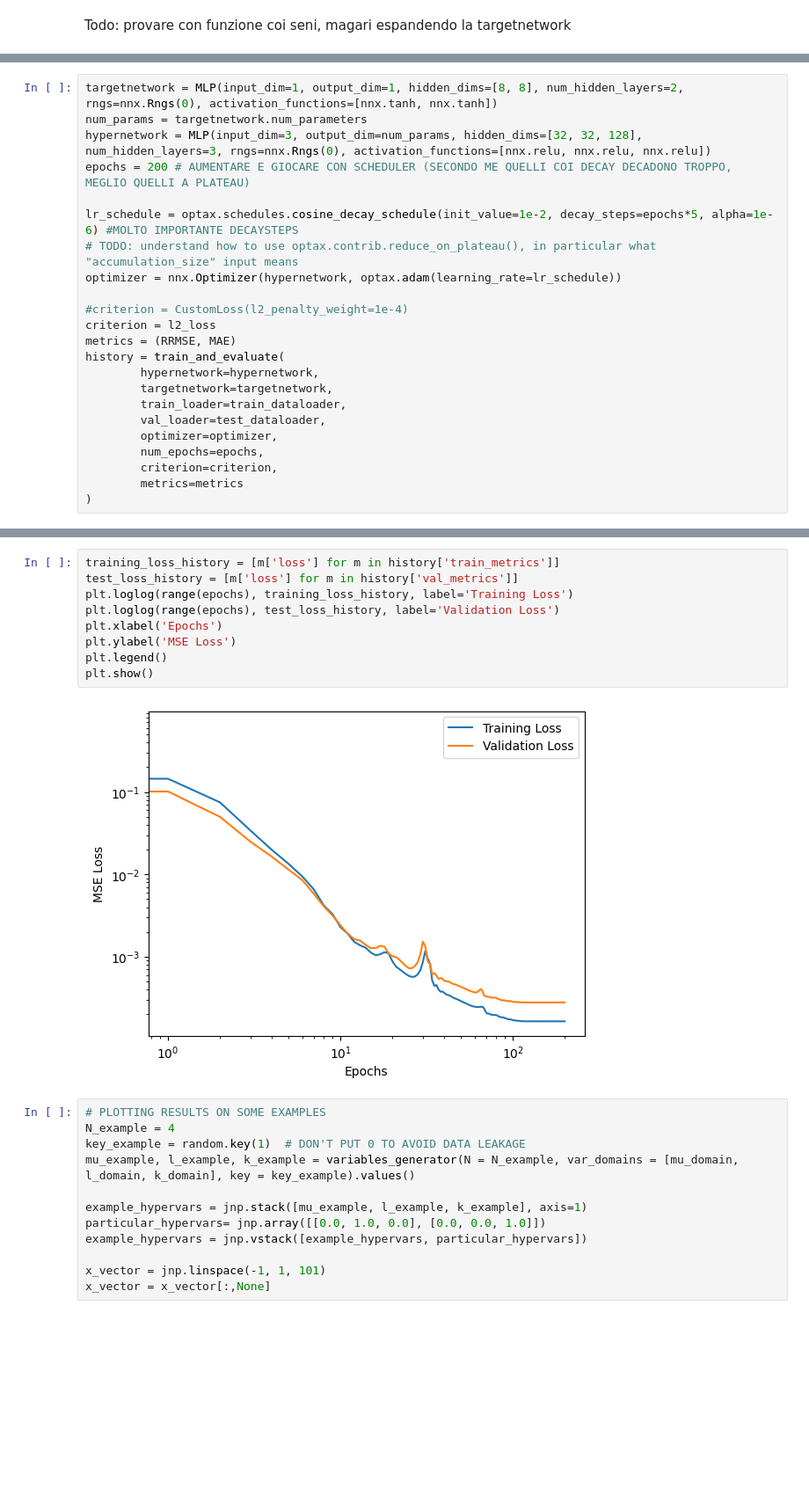
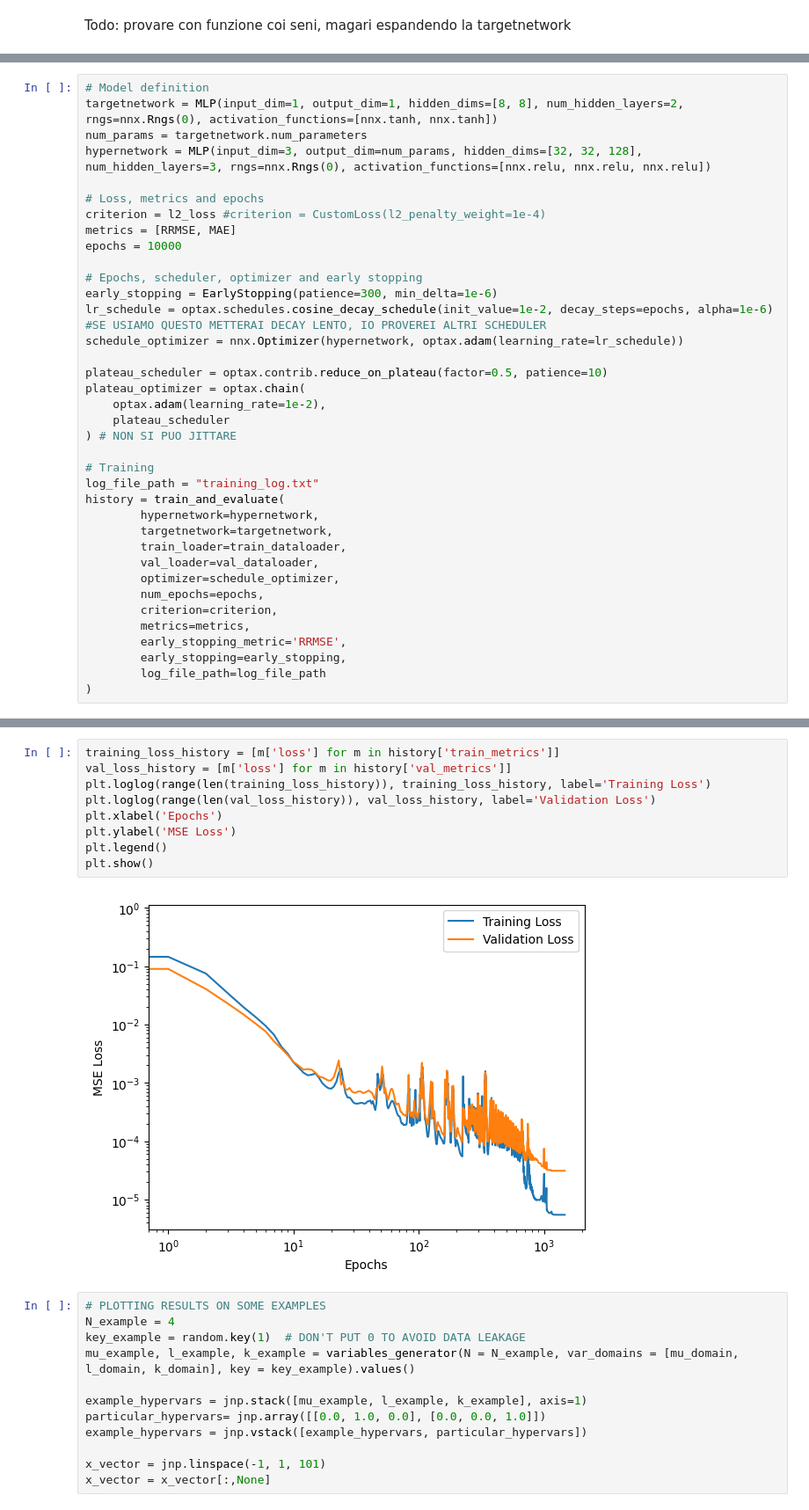
Before and after one commit to Riccardo-Rota/JAX_Hypernetworks, a Jupyter notebook: new_hypernet_trainingpipeline.ipynb, the cells around one changed output, grey strips where cells are left out. Shown at 88% size. Drawn from its saved outputs; the diff is of its cells as text; blank space fills up the shorter version.

Commit message:
added early_stopping and scheduler to training function

```diff
--- a/new_hypernet_trainingpipeline.ipynb
+++ b/new_hypernet_trainingpipeline.ipynb
@@ -53,24 +56,38 @@ train_dataloader = DataLoader(X_train, y_train, batch_size=1024, shuffle=True)
 test_dataloader = DataLoader(X_test, y_test, batch_size=1024, shuffle=False)
 # %%
+# Model definition
 targetnetwork = MLP(input_dim=1, output_dim=1, hidden_dims=[8, 8], num_hidden_layers=2, rngs=nnx.Rngs(0), activation_functions=[nnx.tanh, nnx.tanh])
 num_params = targetnetwork.num_parameters
 hypernetwork = MLP(input_dim=3, output_dim=num_params, hidden_dims=[32, 32, 128], num_hidden_layers=3, rngs=nnx.Rngs(0), activation_functions=[nnx.relu, nnx.relu, nnx.relu])
-epochs = 200 # AUMENTARE E GIOCARE CON SCHEDULER (SECONDO ME QUELLI COI DECAY DECADONO TROPPO, MEGLIO QUELLI A PLATEAU)
 
-lr_schedule = optax.schedules.cosine_decay_schedule(init_value=1e-2, decay_steps=epochs*5, alpha=1e-6) #MOLTO IMPORTANTE DECAYSTEPS
-# TODO: understand how to use optax.contrib.reduce_on_plateau(), in particular what "accumulation_size" input means
-optimizer = nnx.Optimizer(hypernetwork, optax.adam(learning_rate=lr_schedule))
+# Loss, metrics and epochs
+criterion = l2_loss #criterion = CustomLoss(l2_penalty_weight=1e-4)
+metrics = [RRMSE, MAE]
+epochs = 10000
 
-#criterion = CustomLoss(l2_penalty_weight=1e-4)
-criterion = l2_loss
-metrics = (RRMSE, MAE)
+# Epochs, scheduler, optimizer and early stopping
+early_stopping = EarlyStopping(patience=300, min_delta=1e-6)
+lr_schedule = optax.schedules.cosine_decay_schedule(init_value=1e-2, decay_steps=epochs, alpha=1e-6) #SE USIAMO QUESTO METTERAI DECAY LENTO, IO PROVEREI ALTRI SCHEDULER
+schedule_optimizer = nnx.Optimizer(hypernetwork, optax.adam(learning_rate=lr_schedule))
+
+plateau_scheduler = optax.contrib.reduce_on_plateau(factor=0.5, patience=10)
+plateau_optimizer = optax.chain(
+    optax.adam(learning_rate=1e-2),
+    plateau_scheduler
+) # NON SI PUO JITTARE
+
+# Training
+log_file_path = "training_log.txt"
 history = train_and_evaluate(
         hypernetwork=hypernetwork,
         targetnetwork=targetnetwork,
         train_loader=train_dataloader,
-        val_loader=test_dataloader,
-        optimizer=optimizer,
+        val_loader=val_dataloader,
+        optimizer=schedule_optimizer,
         num_epochs=epochs,
         criterion=criterion,
-        metrics=metrics
+        metrics=metrics,
+        early_stopping_metric='RRMSE',
+        early_stopping=early_stopping,
+        log_file_path=log_file_path
 )
@@ -77,14 +98,14 @@ history = train_and_evaluate(
 # %%
 training_loss_history = [m['loss'] for m in history['train_metrics']]
-test_loss_history = [m['loss'] for m in history['val_metrics']]
-plt.loglog(range(epochs), training_loss_history, label='Training Loss')
-plt.loglog(range(epochs), test_loss_history, label='Validation Loss')
+val_loss_history = [m['loss'] for m in history['val_metrics']]
+plt.loglog(range(len(training_loss_history)), training_loss_history, label='Training Loss')
+plt.loglog(range(len(val_loss_history)), val_loss_history, label='Validation Loss')
 plt.xlabel('Epochs')
 plt.ylabel('MSE Loss')
 plt.legend()
 plt.show()
 # %% [output]
-[figure, old version]
+[figure, new version]
 # %%
 # PLOTTING RESULTS ON SOME EXAMPLES
 N_example = 4
```
Also changed, not shown: parts of 6 cells of this notebook, 2 other files.
